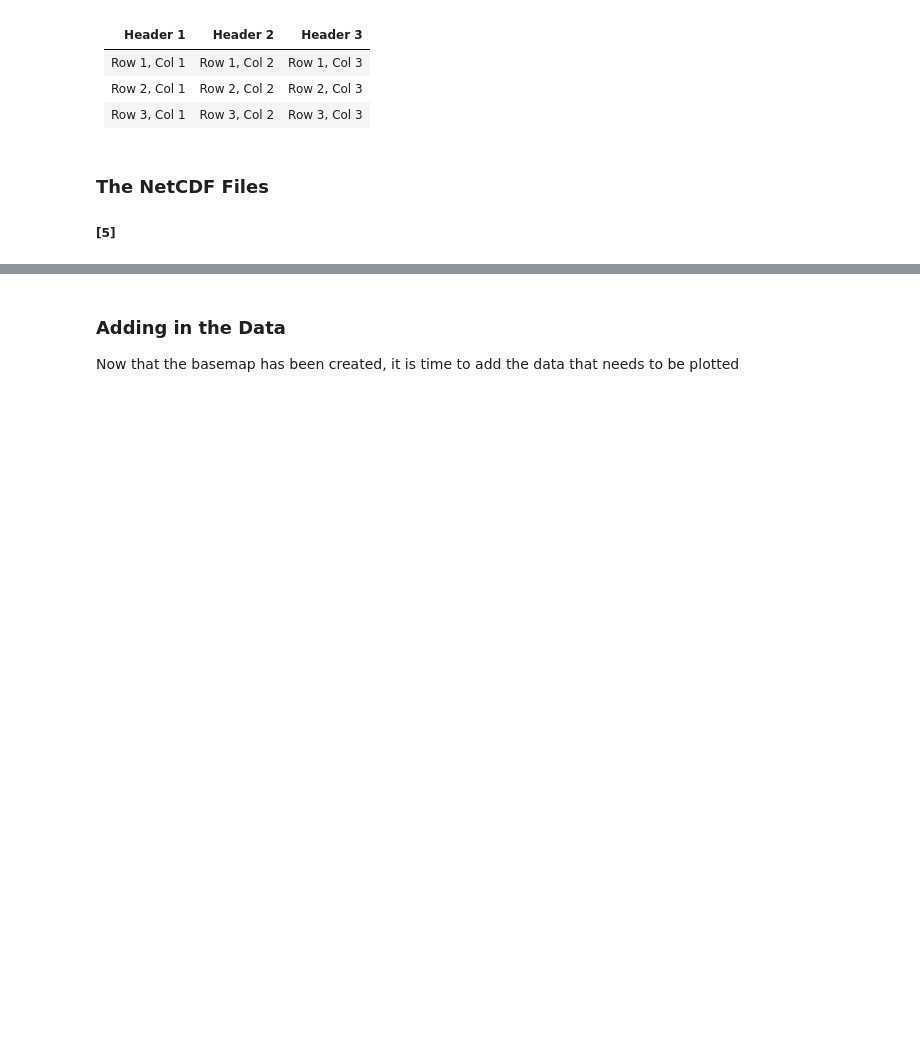
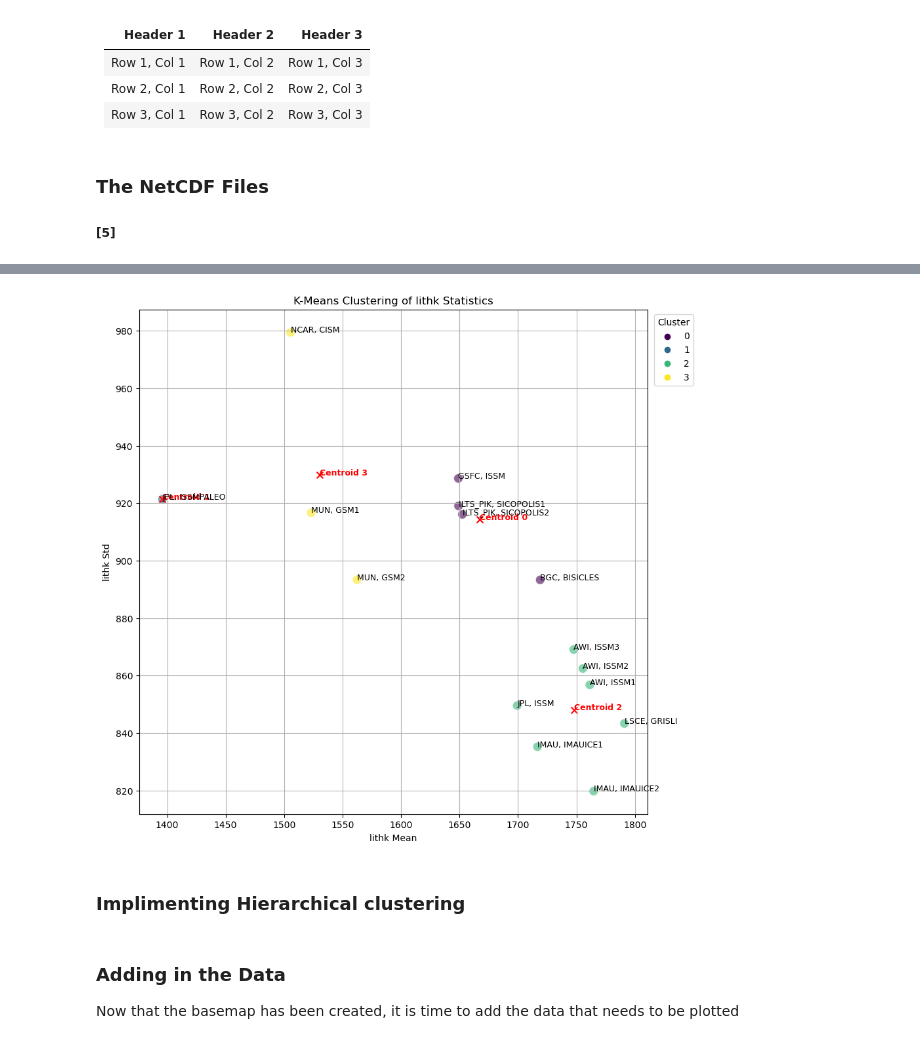
Before and after one commit to embyrne0/ISMIP6_Clustering, a Jupyter notebook: main_ismip.ipynb, the cells around one changed output, grey strips where cells are left out. Cells and saved outputs as stored; diff of their text form; code cells hidden in the pictures; blank space fills up the shorter version.

```diff
--- a/main_ismip.ipynb
+++ b/main_ismip.ipynb
@@ -60,0 +504,34 @@ I will be mapping Greenland using Cartopgy and the ccrs.Orthographic. This allow
+# %%
+'''
+Now that the centroids are found the next step is to visualize the clusters
+Centroids are the central points of each cluster
+They represent the average position of all the points in a cluster in the feature space
+
+'''
+
+# Set up the figure size
+plt.figure(figsize=(10, 10))
+
+# Create a scatter plot with seaborn
+sns.scatterplot(x=f'{returned_variable_name} Mean', y=f'{returned_variable_name} Std', hue='Cluster', palette='viridis', data=stats_df, s=100, alpha=0.6, legend='full')
+
+# Plot the centroids
+for i, centroid in enumerate(centroids):
+    plt.scatter(centroid[0], centroid[1], marker='x', s=50, c='red')
+    plt.text(centroid[0], centroid[1], f'Centroid {i}', fontsize=9, color='red', weight='bold')
+
+# Add labels for each point
+for i in range(len(stats_df)):
+    plt.text(stats_df[f'{returned_variable_name} Mean'][i], stats_df[f'{returned_variable_name} Std'][i], stats_df['Model Group'][i], fontsize=9)
+
+# Set labels and title
+plt.xlabel(f'{returned_variable_name} Mean')
+plt.ylabel(f'{returned_variable_name} Std')
+plt.title(f'K-Means Clustering of {returned_variable_name} Statistics')
+plt.legend(title='Cluster',  bbox_to_anchor=(1.1, 1), loc='upper right')
+plt.grid(True)
+plt.show()
+# %% [output]
+[figure, added]
+# %% [markdown]
+### Implimenting Hierarchical clustering
```
Also changed, not shown: parts of 33 cells of this notebook.
